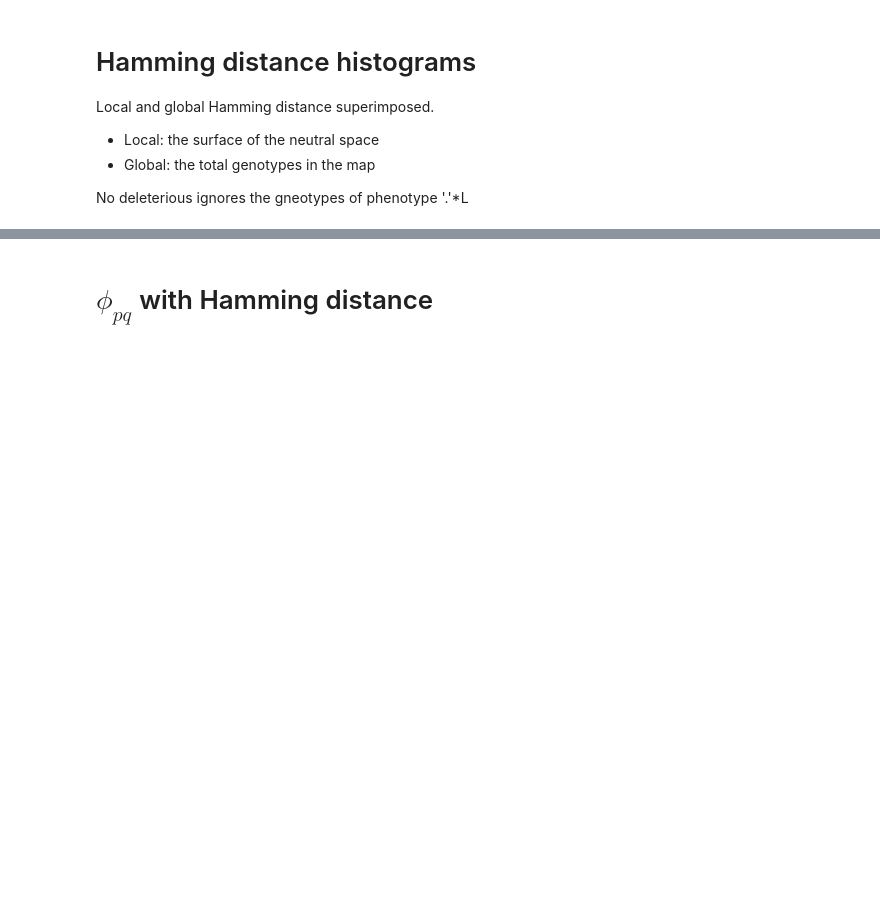
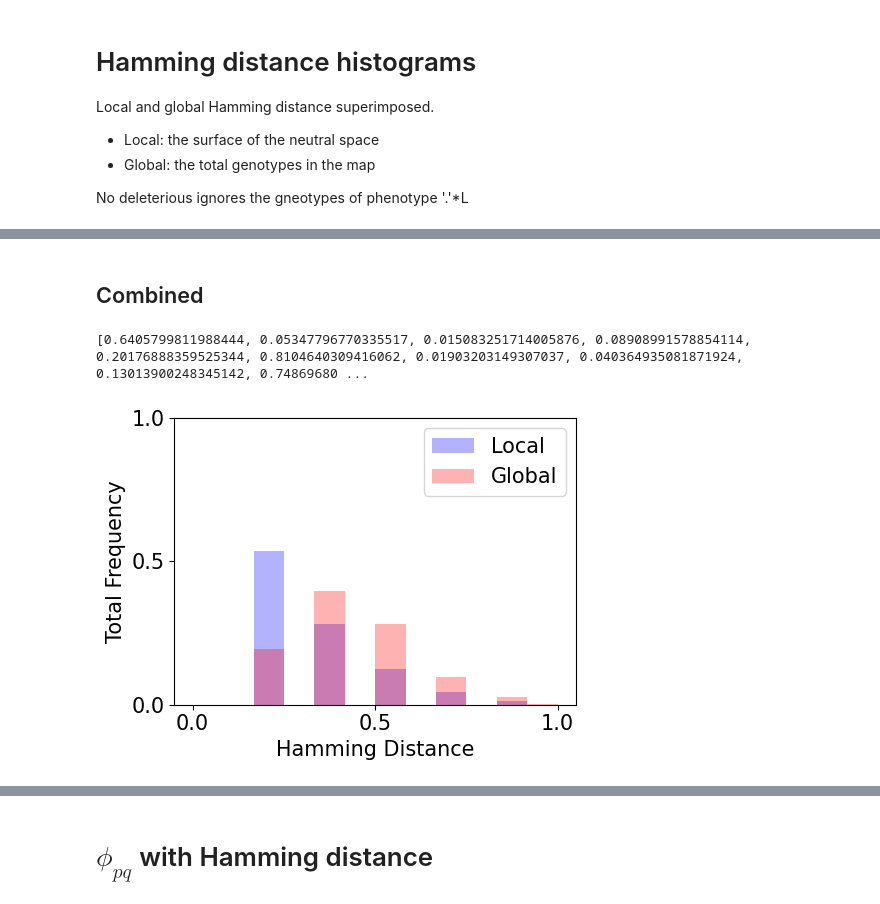
Before and after one commit to paulagrcg/phenodistance, a Jupyter notebook: plots/plotsnotebook.ipynb, the cells around one changed output, grey strips where cells are left out. Drawn from its saved outputs; the diff is of its cells as text; code cells hidden in the pictures; blank space fills up the shorter version.

```diff
--- a/plots/plotsnotebook.ipynb
+++ b/plots/plotsnotebook.ipynb
@@ -66,0 +74,62 @@ The PostScript backend does not support transparency; partially transparent arti
+# %% [markdown]
+## Combined
+# %%
+
+import matplotlib.pyplot as plt
+import numpy as np
+import matplotlib.patches as mpatches
+from collections import defaultdict, OrderedDict
+
+fig, ax = plt.subplots(figsize=(5, 4))
+
+
+bins = np.linspace(0, 1, 13)  # Assuming L = 12
+
+# Initialize lists to aggregate data
+all_local_h_values = []
+all_local_counts = []
+all_global_h_values = []
+all_global_counts = []
+
+# Process data and aggregate for cumulative histograms
+for i, key in enumerate(sort_neutralsets.keys()):
+    if i == 0:
+        continue  # Skip the first entry
+
+    # Local Hamming distances
+    h_values_local = list(hamminglocalDPD[key].keys())
+    counts_local = list(hamminglocalDPD[key].values())
+    all_local_h_values.extend(h_values_local)
+    all_local_counts.extend(np.array(counts_local) / edgeD[key])
+
+    # Global Hamming distances
+    h_values_global = list(hammingglobalDPD[key].keys())
+    counts_global = np.array(list(hammingglobalDPD[key].values())) / np.sum(list(sort_neutralsets.values())[1:])
+    all_global_h_values.extend(h_values_global)
+    all_global_counts.extend(counts_global)
+
+# Normalize the counts
+print(all_local_counts)
+total_local_counts = np.sum(all_local_counts)
+
+total_global_counts = np.sum(all_global_counts)
+normalized_local_counts = np.array(all_local_counts) / total_local_counts
+normalized_global_counts = np.array(all_global_counts) / total_global_counts
+
+# Plot the cumulative histograms
+ax.hist(all_local_h_values, bins=bins, weights=normalized_local_counts, color='blue', alpha=0.3, label='Local')
+ax.hist(all_global_h_values, bins=bins, weights=normalized_global_counts, color='red', alpha=0.3, label='Global')
+
+ax.set_xlabel('Hamming Distance', fontsize=15)
+ax.set_ylabel('Total Frequency', fontsize=15)
+#ax.set_title('Cumulative Histograms of Hamming Distances', fontsize=20)
+ax.tick_params(axis='both', which='major', labelsize=15)
+ax.set_xticks([0.0, 0.5, 1.0])
+ax.set_yticks([0.0, 0.5, 1.0])
+plt.legend(fontsize=15)
+plt.tight_layout(rect=[0, 0, 1, 0.95])
+plt.savefig("cumulative_histograms.png", bbox_inches='tight')
+plt.show()
+# %% [output]
+[0.6405799811988444, 0.05347796770335517, 0.015083251714005876, 0.08908991578854114, 0.20176888359525344, 0.8104640309416062, 0.01903203149307037, 0.040364935081871924, 0.13013900248345142, 0.74869680 ...
+[figure, added]
```
Also changed, not shown: parts of 12 cells of this notebook, 15 other files.
